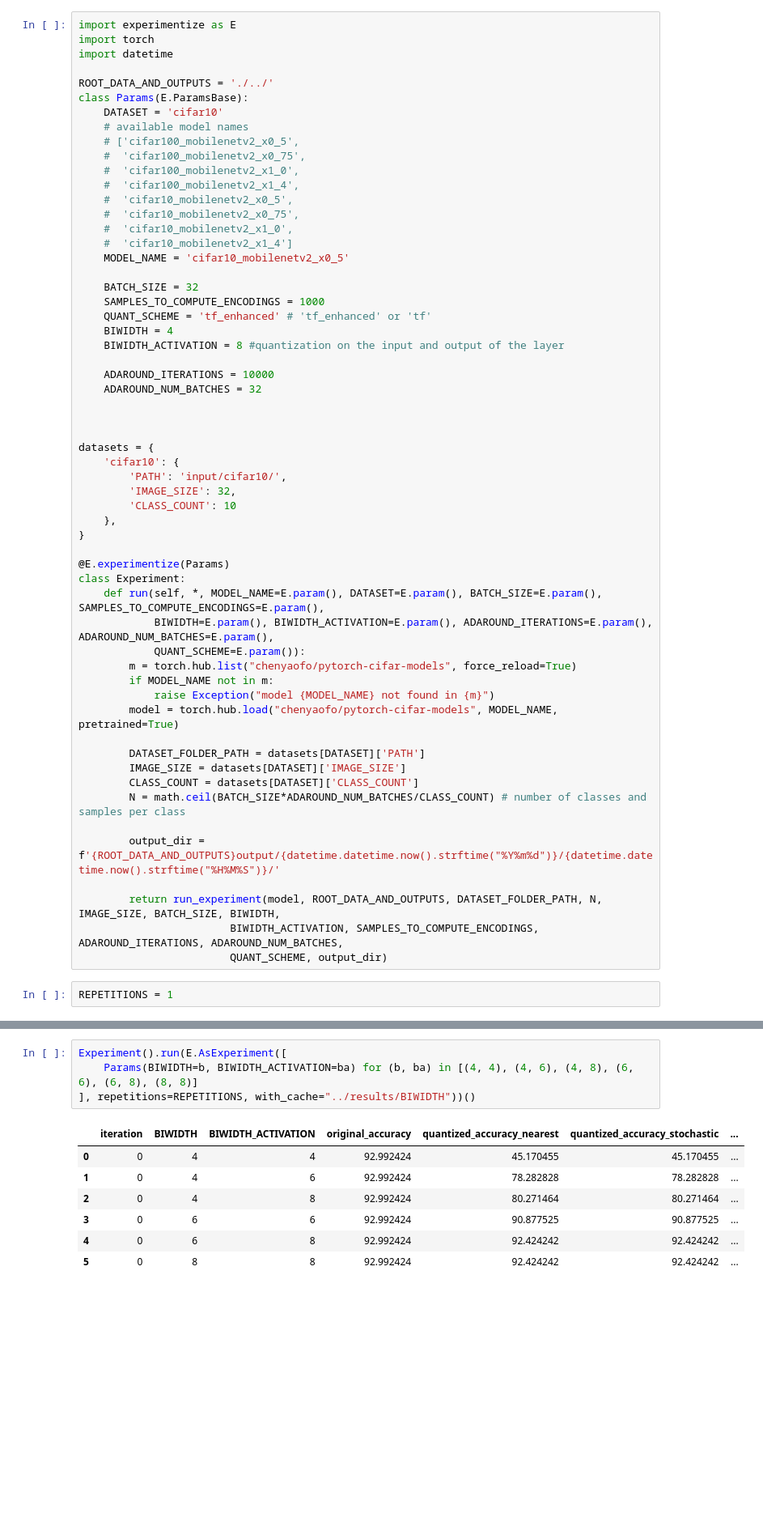
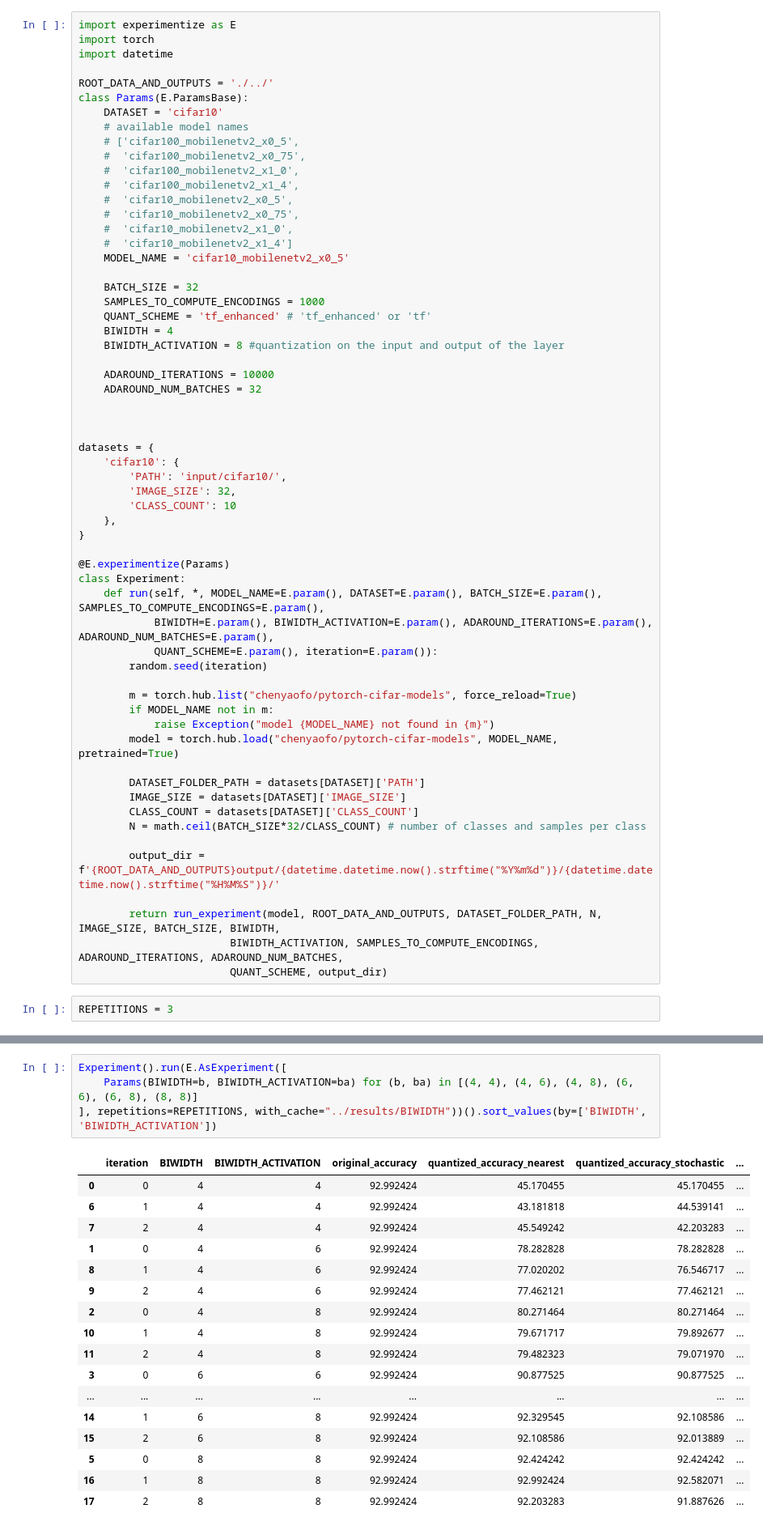
Before and after one commit to Aurif/AdaRound, a Jupyter notebook: src/experiment.ipynb, the cells around one changed output, grey strips where cells are left out. Shown at 81% size. Cells and saved outputs as stored; diff of their text form; blank space fills up the shorter version.

Commit message:
Added seeded randomness, run with three iterations

```diff
--- a/src/experiment.ipynb
+++ b/src/experiment.ipynb
@@ -678,7 +681,9 @@ datasets = {
 class Experiment:
     def run(self, *, MODEL_NAME=E.param(), DATASET=E.param(), BATCH_SIZE=E.param(), SAMPLES_TO_COMPUTE_ENCODINGS=E.param(),
             BIWIDTH=E.param(), BIWIDTH_ACTIVATION=E.param(), ADAROUND_ITERATIONS=E.param(), ADAROUND_NUM_BATCHES=E.param(),
-            QUANT_SCHEME=E.param()):
+            QUANT_SCHEME=E.param(), iteration=E.param()):
+        random.seed(iteration)
+
         m = torch.hub.list("chenyaofo/pytorch-cifar-models", force_reload=True)
         if MODEL_NAME not in m:
             raise Exception("model {MODEL_NAME} not found in {m}")
@@ -687,7 +692,7 @@ class Experiment:
         DATASET_FOLDER_PATH = datasets[DATASET]['PATH']
         IMAGE_SIZE = datasets[DATASET]['IMAGE_SIZE']
         CLASS_COUNT = datasets[DATASET]['CLASS_COUNT']
-        N = math.ceil(BATCH_SIZE*ADAROUND_NUM_BATCHES/CLASS_COUNT) # number of classes and samples per class
+        N = math.ceil(BATCH_SIZE*32/CLASS_COUNT) # number of classes and samples per class
 
         output_dir = f'{ROOT_DATA_AND_OUTPUTS}output/{datetime.datetime.now().strftime("%Y%m%d")}/{datetime.datetime.now().strftime("%H%M%S")}/'
 
@@ -695,7 +700,7 @@ class Experiment:
                         BIWIDTH_ACTIVATION, SAMPLES_TO_COMPUTE_ENCODINGS, ADAROUND_ITERATIONS, ADAROUND_NUM_BATCHES,
                         QUANT_SCHEME, output_dir)
 # %%
-REPETITIONS = 1
+REPETITIONS = 3
 # %%
 Experiment().run(E.AsExperiment([
     Params(ADAROUND_ITERATIONS=it) for it in [1000, 5000, 10000, 15000, 20000]
@@ -728,12 +755,22 @@ Experiment().run(E.AsExperiment([
 # %%
 Experiment().run(E.AsExperiment([
     Params(BIWIDTH=b, BIWIDTH_ACTIVATION=ba) for (b, ba) in [(4, 4), (4, 6), (4, 8), (6, 6), (6, 8), (8, 8)]
-], repetitions=REPETITIONS, with_cache="../results/BIWIDTH"))()
+], repetitions=REPETITIONS, with_cache="../results/BIWIDTH"))().sort_values(by=['BIWIDTH', 'BIWIDTH_ACTIVATION'])
 # %% [output]
 |  | iteration | BIWIDTH | BIWIDTH_ACTIVATION | original_accuracy | quantized_accuracy_nearest | quantized_accuracy_stochastic | ... |
 | 0 | 0 | 4 | 4 | 92.992424 | 45.170455 | 45.170455 | ... |
+| 6 | 1 | 4 | 4 | 92.992424 | 43.181818 | 44.539141 | ... |
+| 7 | 2 | 4 | 4 | 92.992424 | 45.549242 | 42.203283 | ... |
 | 1 | 0 | 4 | 6 | 92.992424 | 78.282828 | 78.282828 | ... |
+| 8 | 1 | 4 | 6 | 92.992424 | 77.020202 | 76.546717 | ... |
+| 9 | 2 | 4 | 6 | 92.992424 | 77.462121 | 77.462121 | ... |
 | 2 | 0 | 4 | 8 | 92.992424 | 80.271464 | 80.271464 | ... |
+| 10 | 1 | 4 | 8 | 92.992424 | 79.671717 | 79.892677 | ... |
+| 11 | 2 | 4 | 8 | 92.992424 | 79.482323 | 79.071970 | ... |
 | 3 | 0 | 6 | 6 | 92.992424 | 90.877525 | 90.877525 | ... |
-| 4 | 0 | 6 | 8 | 92.992424 | 92.424242 | 92.424242 | ... |
+| ... | ... | ... | ... | ... | ... | ... | ... |
+| 14 | 1 | 6 | 8 | 92.992424 | 92.329545 | 92.108586 | ... |
+| 15 | 2 | 6 | 8 | 92.992424 | 92.108586 | 92.013889 | ... |
 | 5 | 0 | 8 | 8 | 92.992424 | 92.424242 | 92.424242 | ... |
+| 16 | 1 | 8 | 8 | 92.992424 | 92.992424 | 92.582071 | ... |
+| 17 | 2 | 8 | 8 | 92.992424 | 92.203283 | 91.887626 | ... |
```
Also changed, not shown: parts of 4 cells of this notebook, 5 other files.
